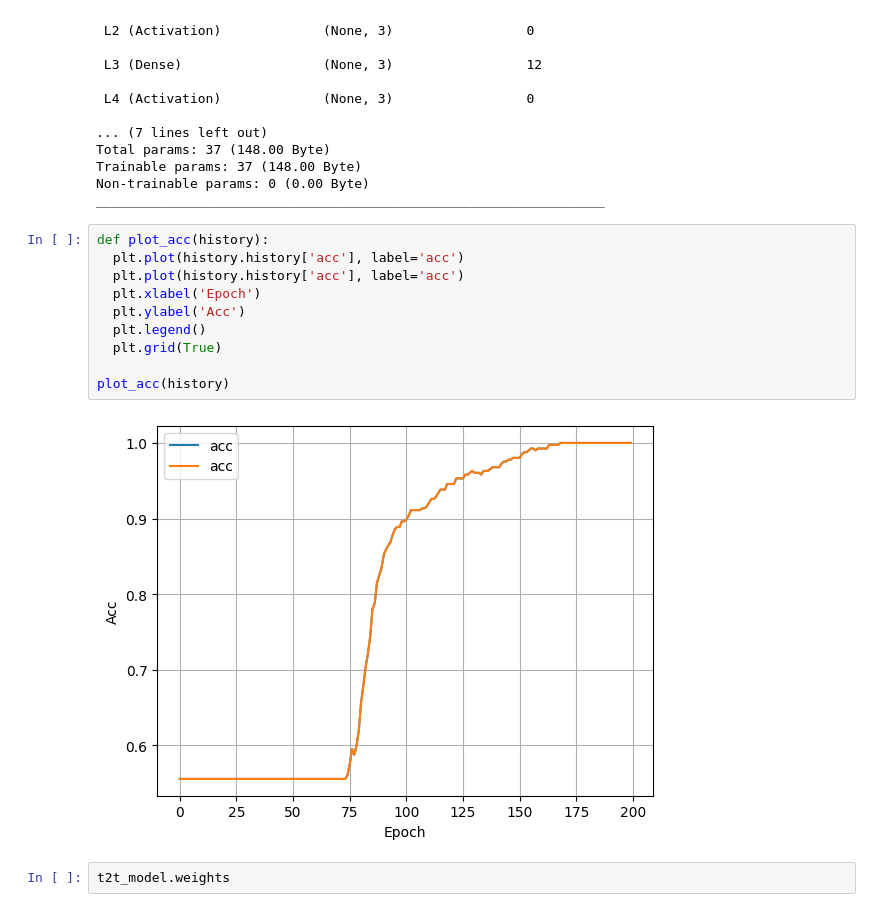
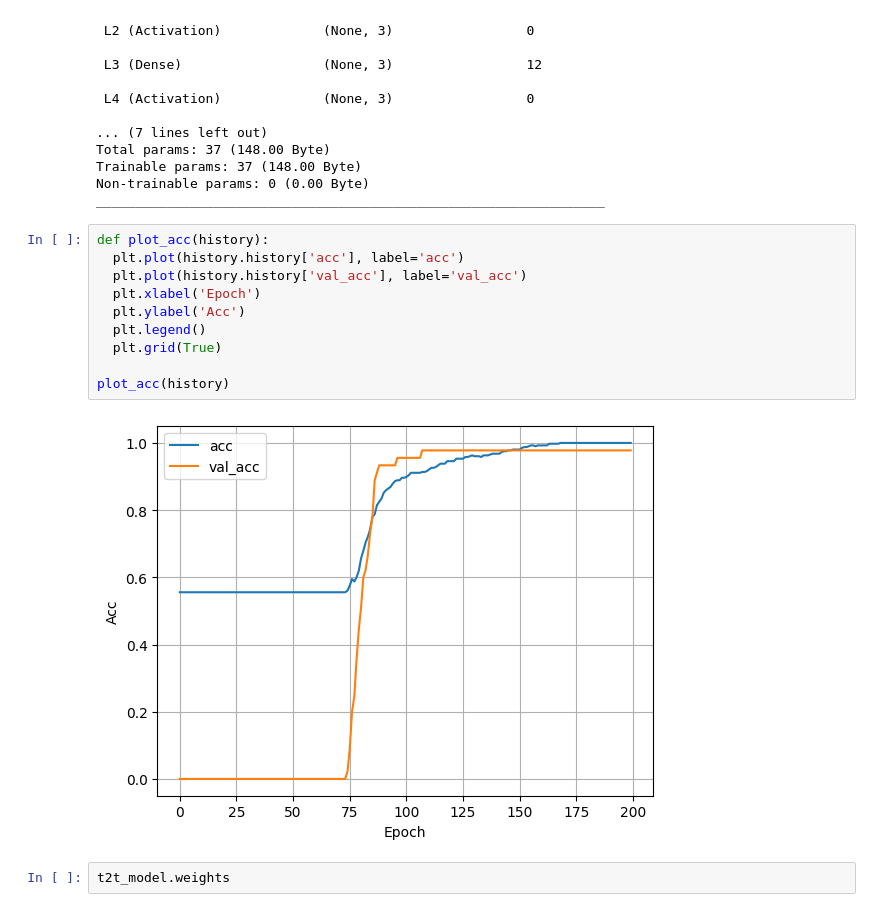
Before and after one commit to hsiaom26/DS4CS-24, a Jupyter notebook: N1_NeuralNetworkBasics.ipynb, the cells around one changed output. Cells and saved outputs as stored; diff of their text form.

```diff
--- a/N1_NeuralNetworkBasics.ipynb
+++ b/N1_NeuralNetworkBasics.ipynb
@@ -933,15 +933,15 @@ _________________________________________________________________
 # %%
 def plot_acc(history):
   plt.plot(history.history['acc'], label='acc')
-  plt.plot(history.history['acc'], label='acc')
+  plt.plot(history.history['val_acc'], label='val_acc')
   plt.xlabel('Epoch')
   plt.ylabel('Acc')
   plt.legend()
   plt.grid(True)
 
 plot_acc(history)
 # %% [output]
-[figure, old version]
+[figure, new version]
 # %%
 t2t_model.weights
 # %% [output]
```
